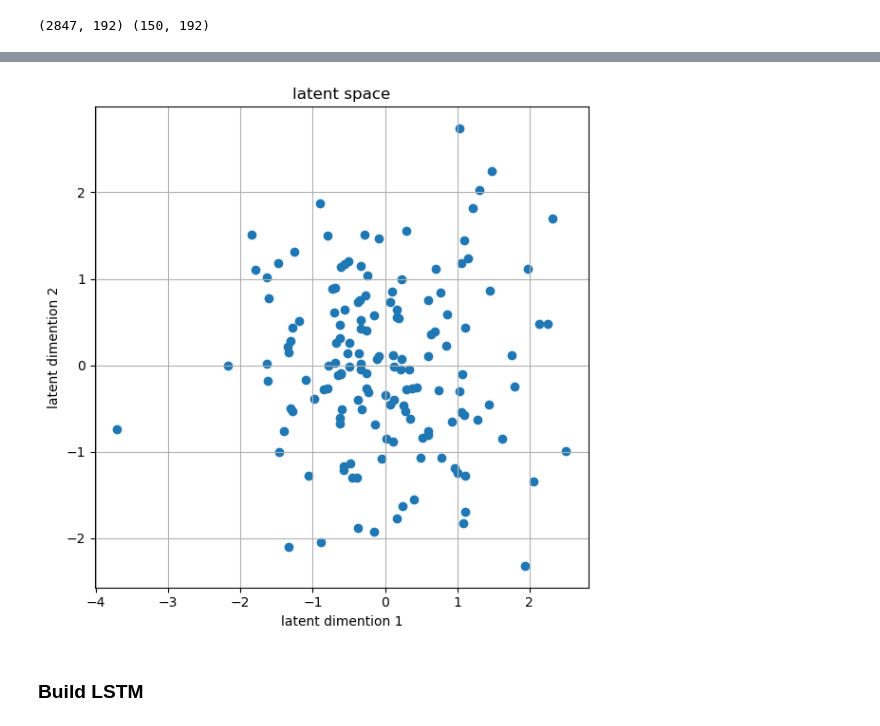
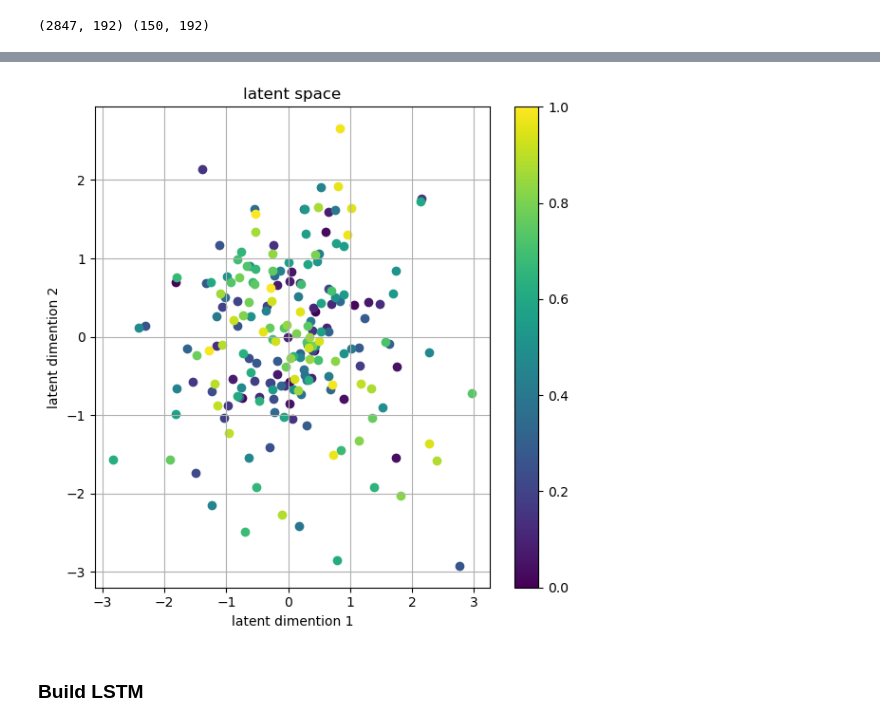
Before and after one commit to spatialaudio/Data-Driven-EIT-Imaging-using-Recurrent-Neural-Networks, a Jupyter notebook: codes/VAE_LSTM_V2.ipynb, the cells around one changed output, grey strips where cells are left out. Cells and saved outputs as stored; diff of their text form; code cells hidden in the pictures.

```diff
--- a/codes/VAE_LSTM_V2.ipynb
+++ b/codes/VAE_LSTM_V2.ipynb
@@ -95,14 +96,13 @@ This directory exists...continue
 # %%
 V_30 = np.load(
     "../saves/" + load_path_30.split("/")[2] + "_v_data.npy", allow_pickle=True
-)
+)[::1]
 V_35 = np.load(
     "../saves/" + load_path_35.split("/")[2] + "_v_data.npy", allow_pickle=True
-)
-
+)[::1]
 V_40 = np.load(
     "../saves/" + load_path_40.split("/")[2] + "_v_data.npy", allow_pickle=True
-)
+)[::1]
 # %%
 print(V_30.shape)
 print(V_35.shape)
@@ -123,7 +123,7 @@ def sampling(args):
     )
     return z_mean + keras.backend.exp(0.5 * z_log_var) * epsilon
 # %%
-latent_dim = 8
+latent_dim = 4
 
 encoder_inputs = keras.Input(shape=(192,))
 
@@ -292,3 +288,3 @@ V_vae_test.shape
 # %%
-_, _, latent_data = vae.encoder.predict(V_vae_test)
+z_mean, z_log_var, latent_data = vae.encoder.predict(V_40[::5])
 # %% [output]
@@ -296,15 +292,23 @@ _, _, latent_data = vae.encoder.predict(V_vae_test)
 # %%
+# Perform t-SNE to reduce the dimensionality to 2D
+tsne = TSNE(n_components=2)
+latent_space_2d = tsne.fit_transform(latent_data)
+
 plt.figure(figsize=(6, 6))
+
 plt.title("latent space")
-for ele in latent_data:
-    plt.scatter(ele[0], ele[1], c="C0")
+colors = plt.cm.viridis(np.linspace(0, 1, latent_data.shape[0]))
+
+for i, ele in enumerate(latent_data):
+    plt.scatter(ele[0], ele[1], color=colors[i])
 plt.xlabel("latent dimention 1")
 plt.ylabel("latent dimention 2")
+plt.colorbar()
 plt.grid()
 plt.tight_layout()
 plt.show()
 # %% [output]
-[figure, old version]
+[figure, new version]
 # %% [markdown]
 ### Build LSTM
 # %%
```
Also changed, not shown: parts of 25 cells of this notebook.
